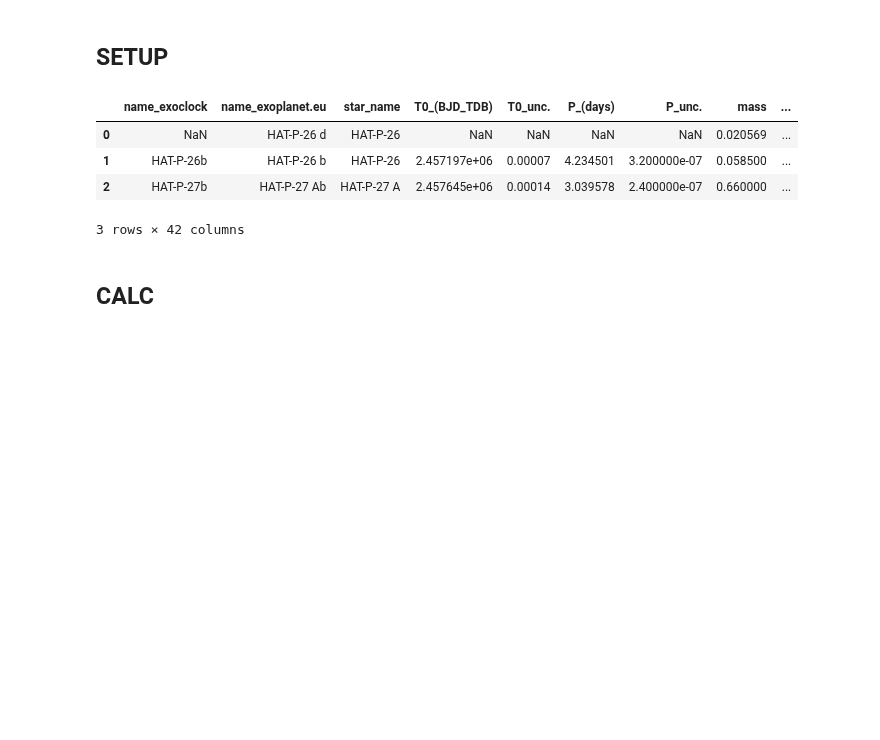
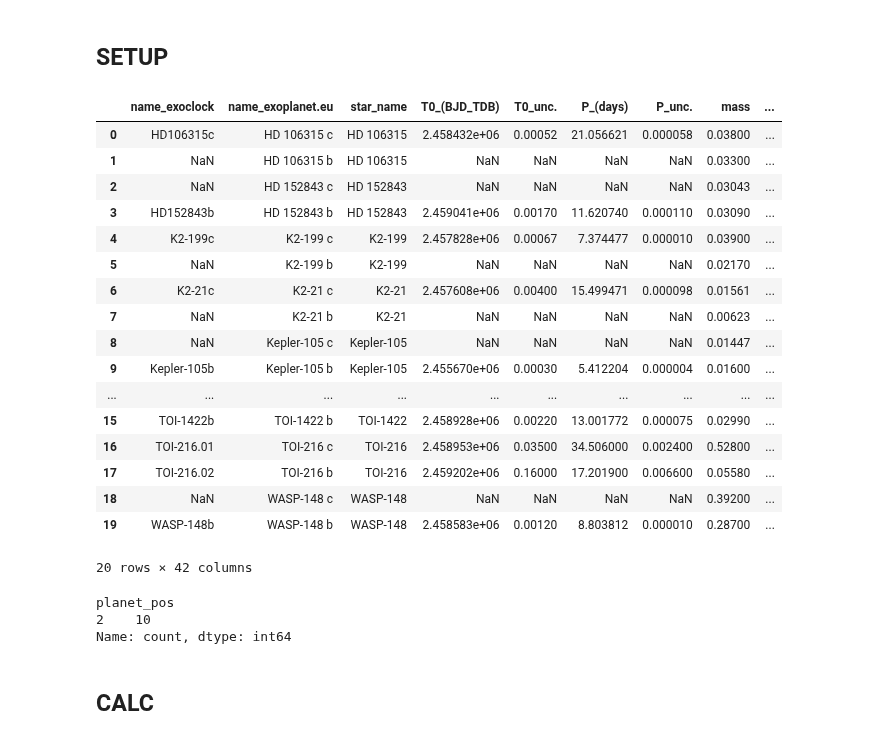
Before and after one commit to chatdanai-s/NATSUME, a Jupyter notebook: validation/Catalog_check/invert_realdata.ipynb, the cells around one changed output. Drawn from its saved outputs; the diff is of its cells as text; code cells hidden in the pictures; blank space fills up the shorter version.

```diff
--- a/validation/Catalog_check/invert_realdata.ipynb
+++ b/validation/Catalog_check/invert_realdata.ipynb
@@ -24,19 +24,39 @@ import matplotlib.colors as mcolors
 import seaborn as sns
 # %%
 df = pd.read_csv(r'data_cleaned/merged_2planet.csv')
+
+# Remove all rows with Nbest = 2 or FAP > 0.01
+bad_stars = df.loc[(df['Nbest'] == 2) | (df['fap'] > 0.01), 'star_name'].unique()
+df = df[~df['star_name'].isin(bad_stars)].reset_index(drop=True)
 # Remove all rows with invalid MMR
-df = df.dropna(subset=['MMR'])
-# Remove all rows with Nbest = 2
-bad_stars = df.loc[df['Nbest'] == 2, 'star_name'].unique()
-df = df[~df['star_name'].isin(bad_stars)].reset_index(drop=True)
+df = df.dropna(subset=['MMR']).reset_index(drop=True)
 
-df.head(3)
+df
 # %% [output]
 |  | name_exoclock | name_exoplanet.eu | star_name | T0_(BJD_TDB) | T0_unc. | P_(days) | P_unc. | mass | ... |
-| 0 | NaN | HAT-P-26 d | HAT-P-26 | NaN | NaN | NaN | NaN | 0.020569 | ... |
-| 1 | HAT-P-26b | HAT-P-26 b | HAT-P-26 | 2.457197e+06 | 0.00007 | 4.234501 | 3.200000e-07 | 0.058500 | ... |
-| 2 | HAT-P-27b | HAT-P-27 Ab | HAT-P-27 A | 2.457645e+06 | 0.00014 | 3.039578 | 2.400000e-07 | 0.660000 | ... |
+| 0 | HD106315c | HD 106315 c | HD 106315 | 2.458432e+06 | 0.00052 | 21.056621 | 0.000058 | 0.03800 | ... |
+| 1 | NaN | HD 106315 b | HD 106315 | NaN | NaN | NaN | NaN | 0.03300 | ... |
+| 2 | NaN | HD 152843 c | HD 152843 | NaN | NaN | NaN | NaN | 0.03043 | ... |
+| 3 | HD152843b | HD 152843 b | HD 152843 | 2.459041e+06 | 0.00170 | 11.620740 | 0.000110 | 0.03090 | ... |
+| 4 | K2-199c | K2-199 c | K2-199 | 2.457828e+06 | 0.00067 | 7.374477 | 0.000010 | 0.03900 | ... |
+| 5 | NaN | K2-199 b | K2-199 | NaN | NaN | NaN | NaN | 0.02170 | ... |
+| 6 | K2-21c | K2-21 c | K2-21 | 2.457608e+06 | 0.00400 | 15.499471 | 0.000098 | 0.01561 | ... |
+| 7 | NaN | K2-21 b | K2-21 | NaN | NaN | NaN | NaN | 0.00623 | ... |
+| 8 | NaN | Kepler-105 c | Kepler-105 | NaN | NaN | NaN | NaN | 0.01447 | ... |
+| 9 | Kepler-105b | Kepler-105 b | Kepler-105 | 2.455670e+06 | 0.00030 | 5.412204 | 0.000004 | 0.01600 | ... |
+| ... | ... | ... | ... | ... | ... | ... | ... | ... | ... |
+| 15 | TOI-1422b | TOI-1422 b | TOI-1422 | 2.458928e+06 | 0.00220 | 13.001772 | 0.000075 | 0.02990 | ... |
+| 16 | TOI-216.01 | TOI-216 c | TOI-216 | 2.458953e+06 | 0.03500 | 34.506000 | 0.002400 | 0.52800 | ... |
+| 17 | TOI-216.02 | TOI-216 b | TOI-216 | 2.459202e+06 | 0.16000 | 17.201900 | 0.006600 | 0.05580 | ... |
+| 18 | NaN | WASP-148 c | WASP-148 | NaN | NaN | NaN | NaN | 0.39200 | ... |
+| 19 | WASP-148b | WASP-148 b | WASP-148 | 2.458583e+06 | 0.00120 | 8.803812 | 0.000010 | 0.28700 | ... |
-3 rows × 42 columns
+20 rows × 42 columns
+# %%
+df.groupby('star_name')['planet_pos'].nunique().value_counts()
+# %% [output]
+planet_pos
+2    10
+Name: count, dtype: int64
 # %% [markdown]
 ## CALC
 # %%
```
Also changed, not shown: parts of 5 cells of this notebook, 19 other files.
